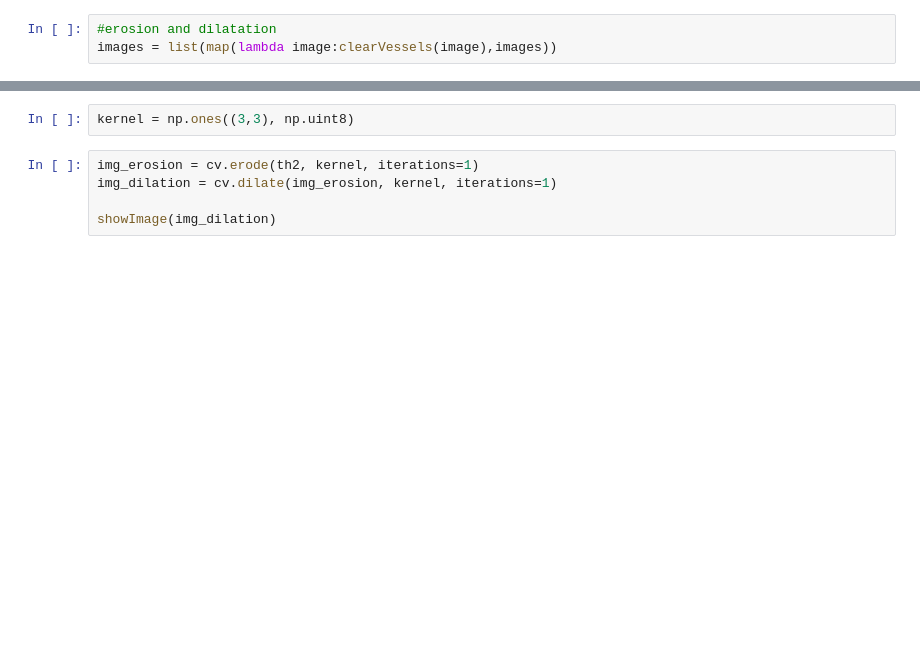
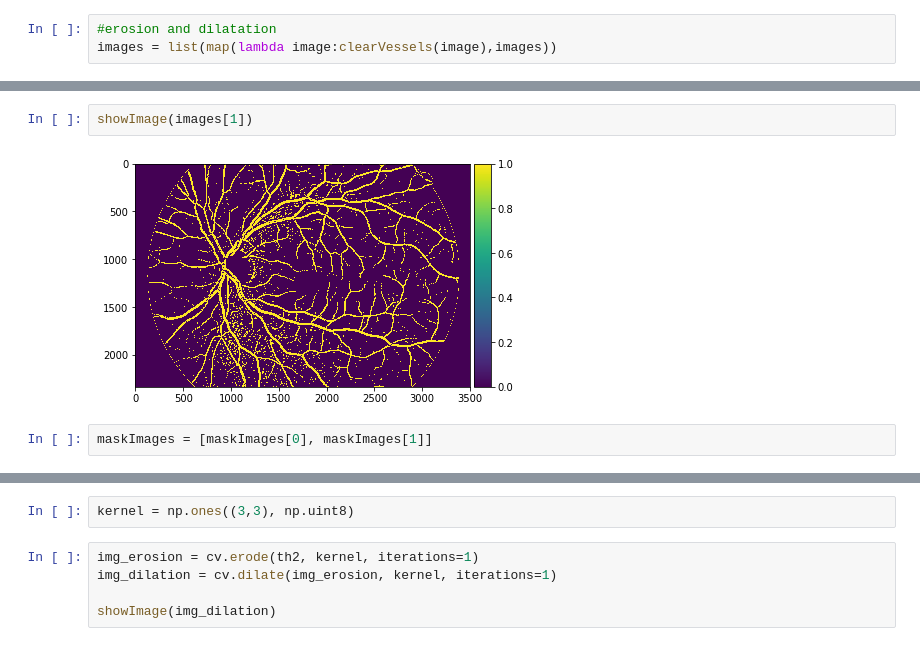
Before and after one commit to Dombearx/badanie-dna-oka, a Jupyter notebook: Dno oka.ipynb, the cells around one changed output, grey strips where cells are left out. Cells and saved outputs as stored; diff of their text form; blank space fills up the shorter version.

```diff
--- a/Dno oka.ipynb
+++ b/Dno oka.ipynb
@@ -174,0 +181,6 @@ images = list(map(lambda image:clearVessels(image),images))
+# %%
+showImage(images[1])
+# %% [output]
+[figure, added]
+# %%
+maskImages = [maskImages[0], maskImages[1]]
```
Also changed, not shown: parts of 21 cells of this notebook.
